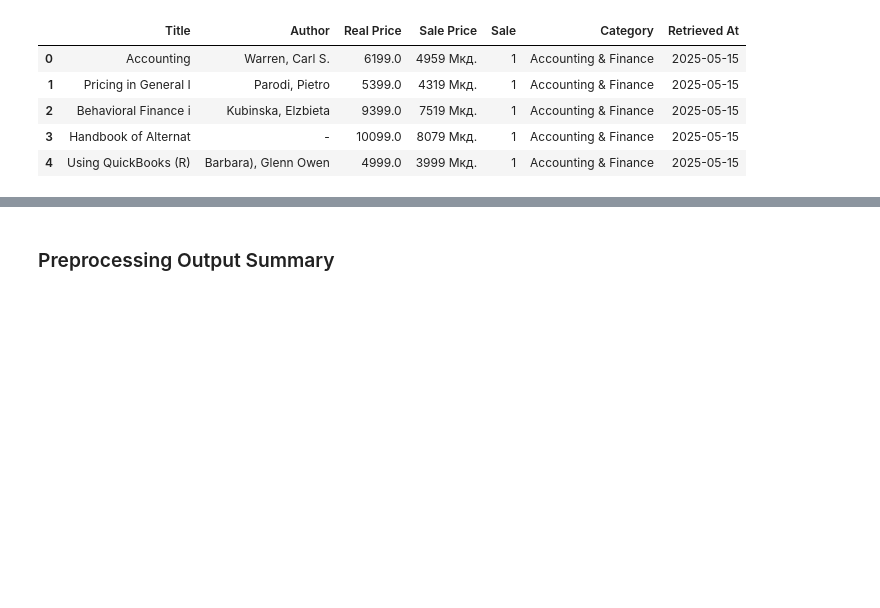
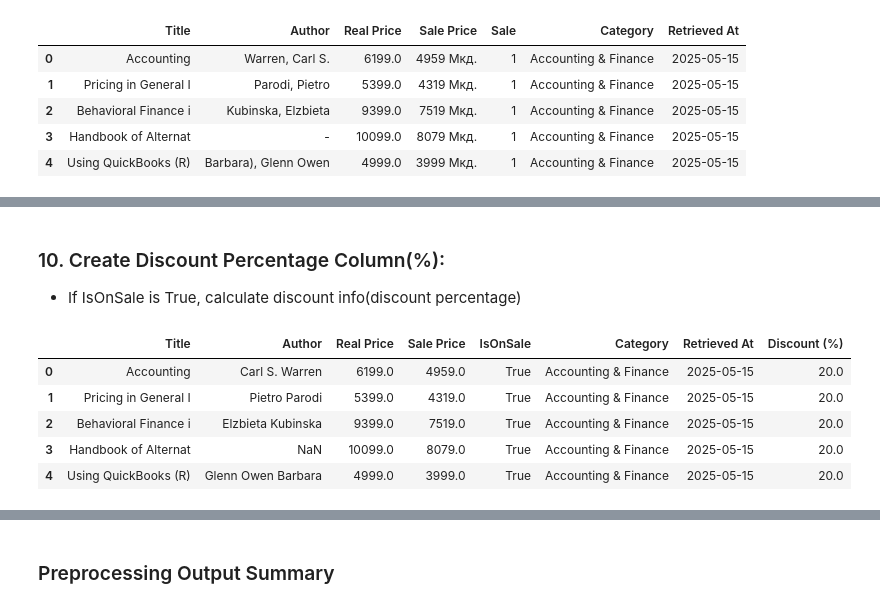
Before and after one commit to KTalia/I2DS_Project, a Jupyter notebook: akademskakniga.mk/preprocess_akademska.ipynb, the cells around one changed output, grey strips where cells are left out. Saved outputs shown, nothing was run; the diff lists cells and outputs as text; code cells hidden in the pictures; blank space fills up the shorter version.

```diff
--- a/akademskakniga.mk/preprocess_akademska.ipynb
+++ b/akademskakniga.mk/preprocess_akademska.ipynb
@@ -41,0 +91,2 @@ df.shape[0]
+# %%
+df['Author'] = df['Author'].str.replace(r'\d+', '', regex=True).str.strip().str.replace(r'\s+', ' ', regex=True)
@@ -41,0 +97,5 @@ df.shape[0]
+# %%
+mask = df['Author'].str.contains(r'[\(\)]', regex=True, na=False)
+
+print("Before cleaning:")
+df.loc[mask, ['Author']]
@@ -41,0 +117,7 @@ df.shape[0]
+# %%
+df.loc[mask, 'Author'] = df.loc[mask, 'Author'].str.replace(r'\([^)]*\)', '', regex=True)
+df.loc[mask, 'Author'] = df.loc[mask, 'Author'].str.replace(r'[\(\)]', '', regex=True)
+df.loc[mask, 'Author'] = df.loc[mask, 'Author'].str.strip()
+
+print("\nAfter cleaning:")
+df.loc[mask, ['Author']]
@@ -41,0 +139,19 @@ df.shape[0]
+# %% [markdown]
+### 10. Create Discount Percentage Column(%):
+- If IsOnSale is True, calculate discount info(discount percentage)
+# %%
+df['Discount (%)'] = 0.0
+
+mask = (df['IsOnSale'] == True) & (df['Real Price'] > 0)
+df.loc[mask, 'Discount (%)'] = (
+    ((df.loc[mask, 'Real Price'] - df.loc[mask, 'Sale Price']) / df.loc[mask, 'Real Price']) * 100
+).round().astype(int)
+# %%
+df.head()
+# %% [output]
+|  | Title | Author | Real Price | Sale Price | IsOnSale | Category | Retrieved At | Discount (%) |
+| 0 | Accounting | Carl S. Warren | 6199.0 | 4959.0 | True | Accounting & Finance | 2025-05-15 | 20.0 |
+| 1 | Pricing in General I | Pietro Parodi | 5399.0 | 4319.0 | True | Accounting & Finance | 2025-05-15 | 20.0 |
+| 2 | Behavioral Finance i | Elzbieta Kubinska | 9399.0 | 7519.0 | True | Accounting & Finance | 2025-05-15 | 20.0 |
+| 3 | Handbook of Alternat | NaN | 10099.0 | 8079.0 | True | Accounting & Finance | 2025-05-15 | 20.0 |
+| 4 | Using QuickBooks (R) | Glenn Owen Barbara | 4999.0 | 3999.0 | True | Accounting & Finance | 2025-05-15 | 20.0 |
```
Also changed, not shown: parts of 33 cells of this notebook, 1 other file.
